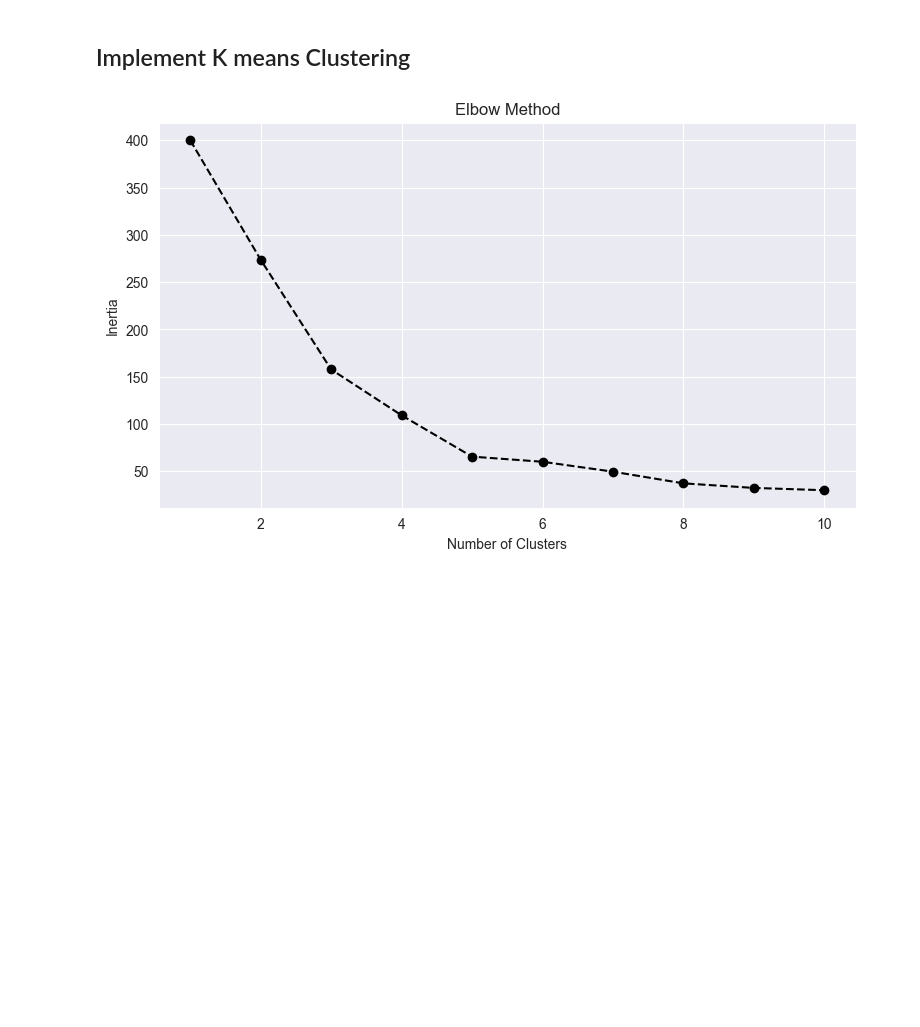
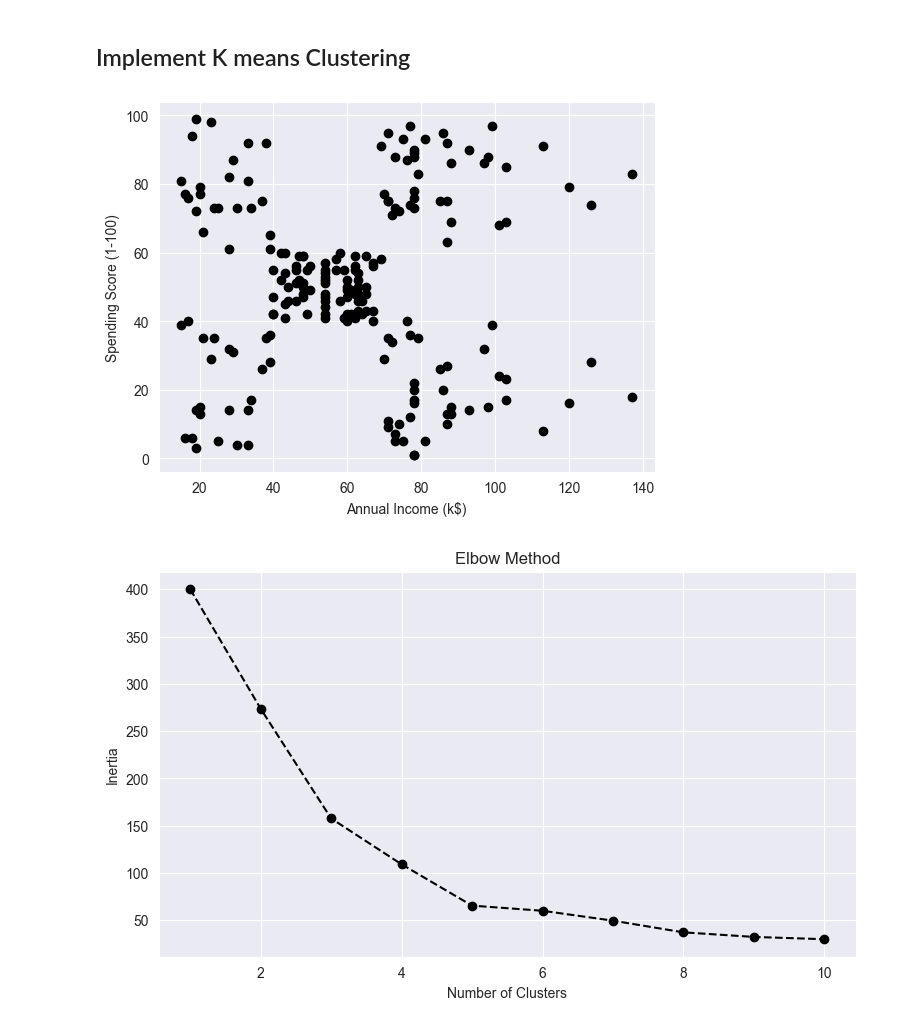
Before and after one commit to Nishita76/Retail-Customer-Clustering, a Jupyter notebook: Retail Customer Clustering.ipynb, the cells around one changed output. Drawn from its saved outputs; the diff is of its cells as text; code cells hidden in the pictures; blank space fills up the shorter version.

```diff
--- a/Retail Customer Clustering.ipynb
+++ b/Retail Customer Clustering.ipynb
@@ -107,6 +105,13 @@ plt.show()
 # %%
 #features for clustering (e.g., Annual Income and Spending Score)
 X = data[['Annual Income (k$)', 'Spending Score (1-100)']]
+# %%
+plt.scatter(X["Annual Income (k$)"],X["Spending Score (1-100)"],c='black')
+plt.xlabel('Annual Income (k$)')
+plt.ylabel('Spending Score (1-100)')
+plt.show()
+# %% [output]
+[figure, added]
 # %%
 # Standardize the features
 scaler = StandardScaler()
```
Also changed, not shown: parts of 1 cell of this notebook.
